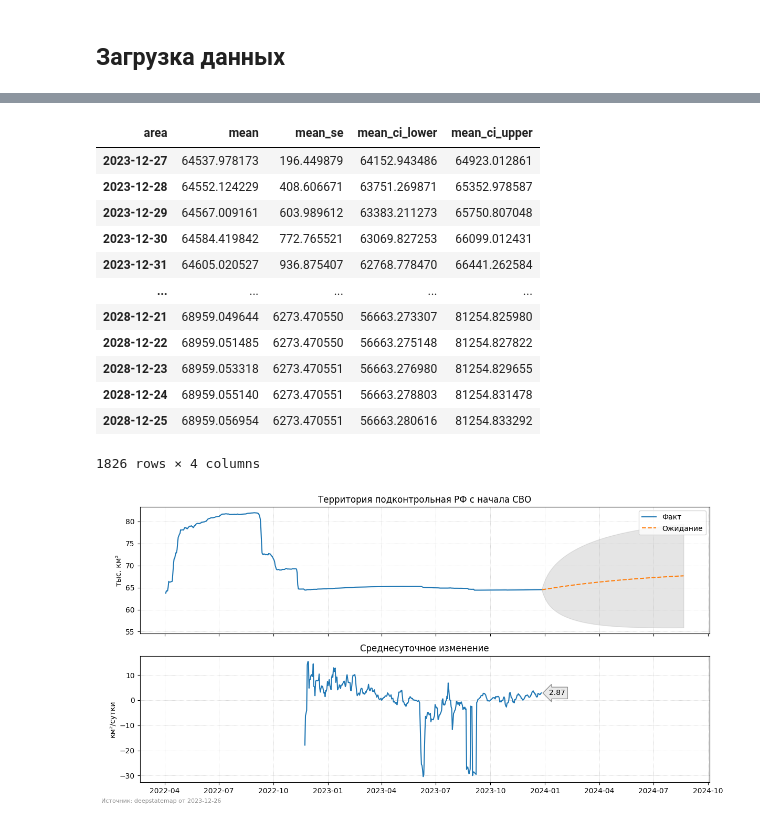
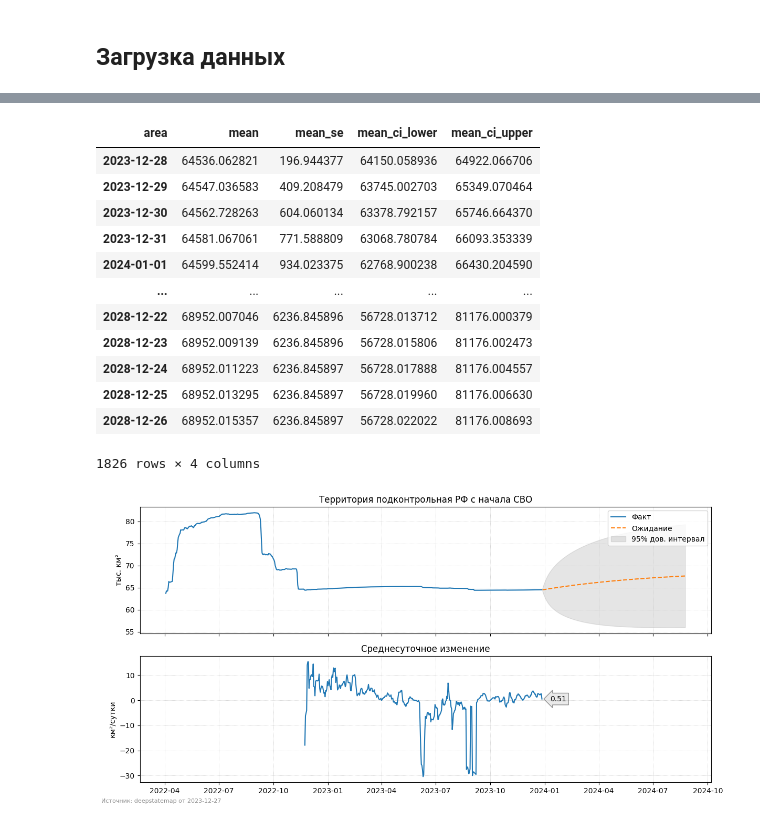
Before and after one commit to HexQuant/rua, a Jupyter notebook: area.ipynb, the cells around one changed output, grey strips where cells are left out. Drawn from its saved outputs; the diff is of its cells as text; code cells hidden in the pictures.

Commit message:
data update

```diff
--- a/area.ipynb
+++ b/area.ipynb
@@ -46,7 +46,8 @@ with tqdm(total=t) as pbar:
         time_index = datetime.datetime.fromtimestamp(timestamp)
         pbar.set_description(str(time_index.date()), refresh=True)
 
-        area = requests.get(f"https://deepstatemap.live/api/history/{timestamp}/areas")
+        area = requests.get(
+            f"https://deepstatemap.live/api/history/{timestamp}/areas")
         js_df = pd.json_normalize(area.json()).assign(time_index=time_index)
         df = pd.concat([df, js_df], ignore_index=True)
         pbar.update(1)
@@ -77,3 +78,26 @@ df.to_csv(Path("data/area_history.csv"))
+# %%
+try:
+    df
+except NameError:
+    df = None
+if df is None:
+    td = (
+        datetime.datetime.now().timestamp()
+        - Path("data/area_history.csv").stat().st_ctime
+    )
+    if td >= 60 * 60 * 24:
+        print("Данные устарели!")
+    df = pd.read_csv(
+        Path("data/area_history.csv"),
+        index_col="time_index",
+        parse_dates=True,
+        dtype={
+            "percent": "float32",
+            "area": "float64",
+            "hash": "string",
+            "type": "category",
+        },
+    )
 # %%
 area_dinamic = (
     df.dropna()
@@ -193,17 +217,17 @@ fcst.index = pd.date_range(
 fcst
 # %% [output]
 | area | mean | mean_se | mean_ci_lower | mean_ci_upper |
-| 2023-12-27 | 64537.978173 | 196.449879 | 64152.943486 | 64923.012861 |
-| 2023-12-28 | 64552.124229 | 408.606671 | 63751.269871 | 65352.978587 |
-| 2023-12-29 | 64567.009161 | 603.989612 | 63383.211273 | 65750.807048 |
-| 2023-12-30 | 64584.419842 | 772.765521 | 63069.827253 | 66099.012431 |
-| 2023-12-31 | 64605.020527 | 936.875407 | 62768.778470 | 66441.262584 |
+| 2023-12-28 | 64536.062821 | 196.944377 | 64150.058936 | 64922.066706 |
+| 2023-12-29 | 64547.036583 | 409.208479 | 63745.002703 | 65349.070464 |
+| 2023-12-30 | 64562.728263 | 604.060134 | 63378.792157 | 65746.664370 |
+| 2023-12-31 | 64581.067061 | 771.588809 | 63068.780784 | 66093.353339 |
+| 2024-01-01 | 64599.552414 | 934.023375 | 62768.900238 | 66430.204590 |
 | ... | ... | ... | ... | ... |
-| 2028-12-21 | 68959.049644 | 6273.470550 | 56663.273307 | 81254.825980 |
-| 2028-12-22 | 68959.051485 | 6273.470550 | 56663.275148 | 81254.827822 |
-| 2028-12-23 | 68959.053318 | 6273.470551 | 56663.276980 | 81254.829655 |
-| 2028-12-24 | 68959.055140 | 6273.470551 | 56663.278803 | 81254.831478 |
-| 2028-12-25 | 68959.056954 | 6273.470551 | 56663.280616 | 81254.833292 |
+| 2028-12-22 | 68952.007046 | 6236.845896 | 56728.013712 | 81176.000379 |
+| 2028-12-23 | 68952.009139 | 6236.845896 | 56728.015806 | 81176.002473 |
+| 2028-12-24 | 68952.011223 | 6236.845897 | 56728.017888 | 81176.004557 |
+| 2028-12-25 | 68952.013295 | 6236.845897 | 56728.019960 | 81176.006630 |
+| 2028-12-26 | 68952.015357 | 6236.845897 | 56728.022022 | 81176.008693 |
 1826 rows × 4 columns
 # %%
 svo_end_alpha = 99.95
@@ -220,13 +244,15 @@ fig, axs = plt.subplots(2, 1, sharex=True, figsize=(12, 6))
 ax = axs[0]
 sns.lineplot(aa["area"] / 1000, ax=ax, label="Факт")
 sns.lineplot(fcst["mean"] / 1000, ls="--", ax=ax, label="Ожидание")
-ax.fill_between(
+fill_95p = ax.fill_between(
     fcst.index,
     fcst["mean_ci_lower"] / 1000,
     fcst["mean_ci_upper"] / 1000,
     alpha=0.2,
     color="grey",
 )
+fill_95p.set_label("95% дов. интервал")
+ax.legend()
 ax.set(
     xlabel=None,
     ylabel="тыс. км\u00b2",
@@ -243,32 +269,31 @@ day_din_area = (
                                      min_periods=int(7 / 2)).mean()
 )
 sns.lineplot(
     day_din_area,
     ax=ax,
     legend=None,
 )
 bbox = dict(boxstyle="larrow", fc="0.8", alpha=0.4)
 dy = day_din_area.iloc[-1].values[0]
 dx = day_din_area.index.max()
 ax.annotate(
     f"{dy:.2f}",
     (dx + datetime.timedelta(days=10 + int(fh / 60)), dy),
     # xytext=(-2, 1),
     bbox=bbox,
     va="center",
 )
-ax.xaxis.set_minor_formatter("%U")
 for ax in axs:
     ax.grid(ls=":", lw=0.5)
 fig.tight_layout()
 fig.text(
     0,
     0,
     f"Источник: deepstatemap от {aa.index.max().date()}",
     fontdict={"size": 8},
     alpha=0.45,
 )
 Path("img/").mkdir(exist_ok=True)
 fig.savefig(Path("img/area.png"), format="png", dpi=300)
 # %% [output]
-[figure, old version]
+[figure, new version]
```
Also changed, not shown: parts of 8 cells of this notebook, 2 other files.
